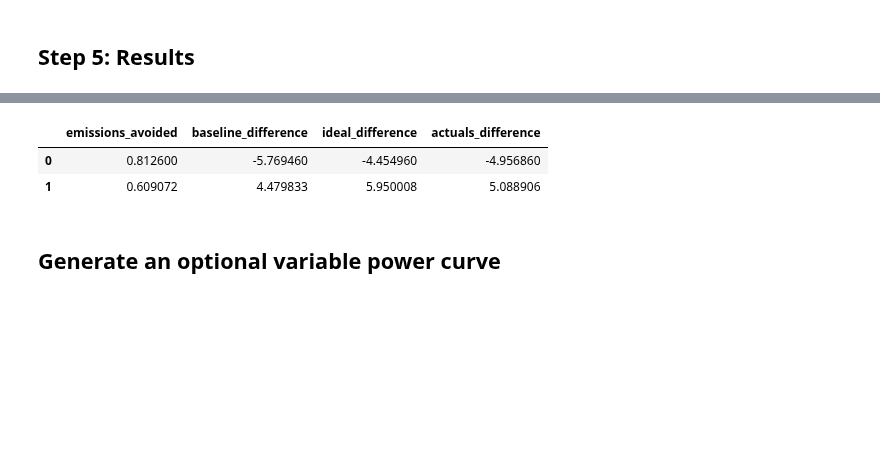
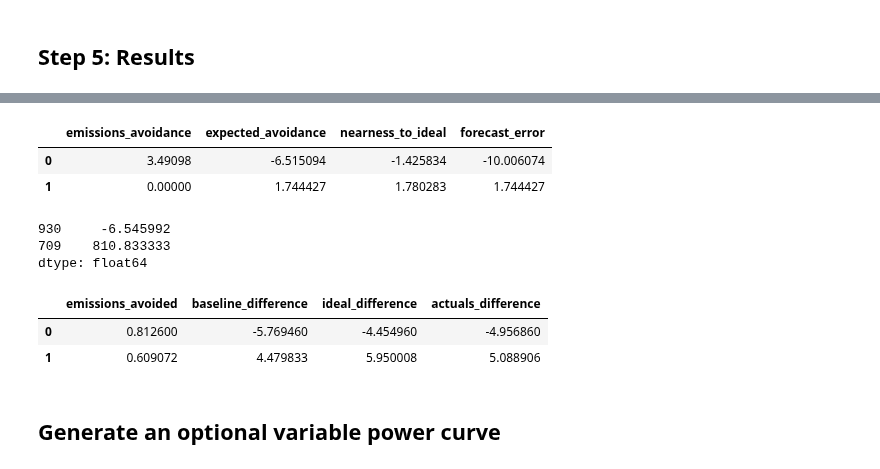
Before and after one commit to WattTime/watttime-python-client, a Jupyter notebook: evaluation/how_to_generate_synthetic_data.ipynb, the cells around one changed output, grey strips where cells are left out. Saved outputs shown, nothing was run; the diff lists cells and outputs as text; code cells hidden in the pictures; blank space fills up the shorter version.

```diff
--- a/evaluation/how_to_generate_synthetic_data.ipynb
+++ b/evaluation/how_to_generate_synthetic_data.ipynb
@@ -228,0 +218,6 @@ em.calculate_results(synth_data,percent=True)
+# %%
+em.calculate_results(synth_data,percent=False)
+# %% [output]
+|  | emissions_avoidance | expected_avoidance | nearness_to_ideal | forecast_error |
+| 0 | 3.49098 | -6.515094 | -1.425834 | -10.006074 |
+| 1 | 0.00000 | 1.744427 | 1.780283 | 1.744427 |
@@ -229,3 +230,9 @@ em.calculate_results(synth_data,percent=True)
+# %%
+percent_diff(synth_data[y],synth_data[x])
+# %% [output]
+930     -6.545992
+709    810.833333
+dtype: float64
 # %%
 em.calculate_results(synth_data)
 # %% [output]
```
Also changed, not shown: parts of 17 cells of this notebook, 1 other file.
